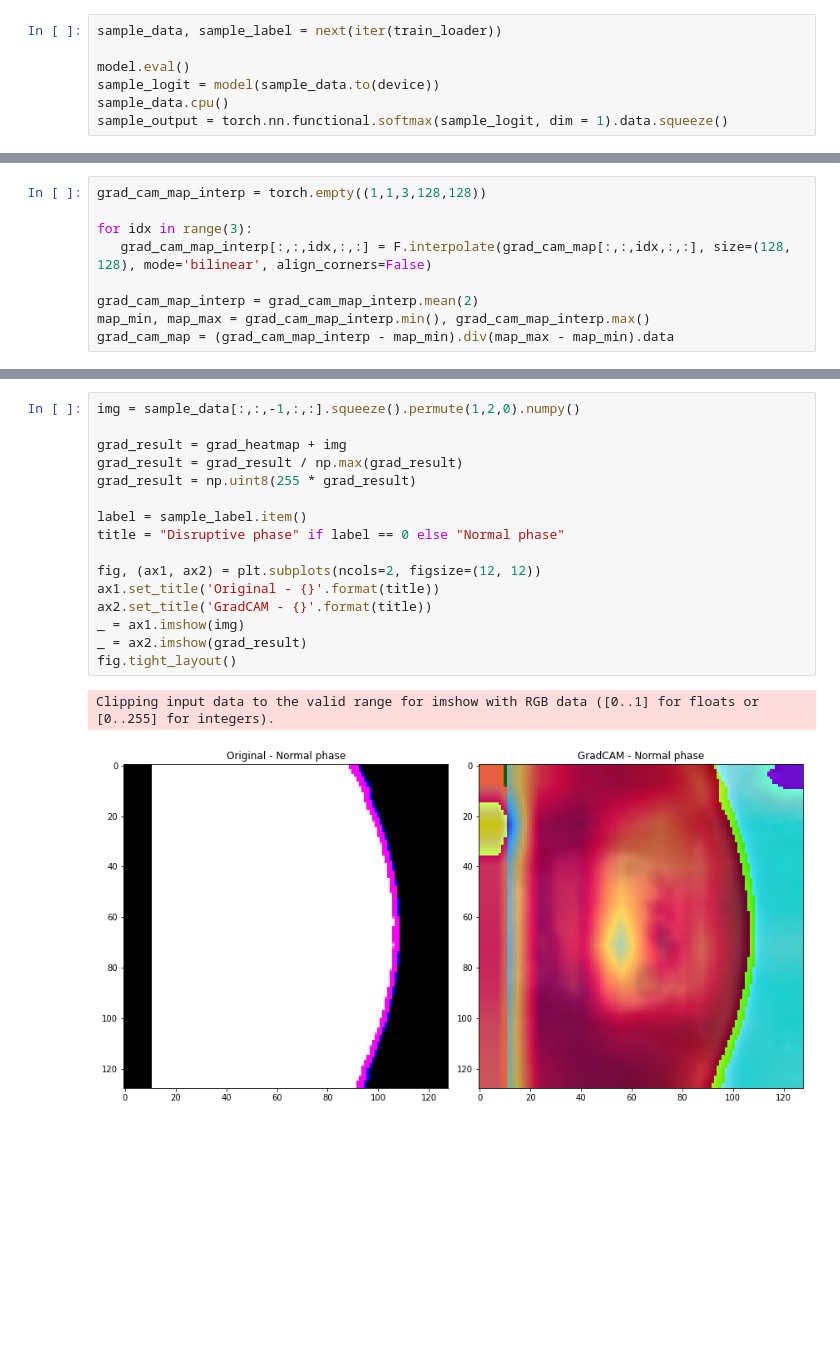
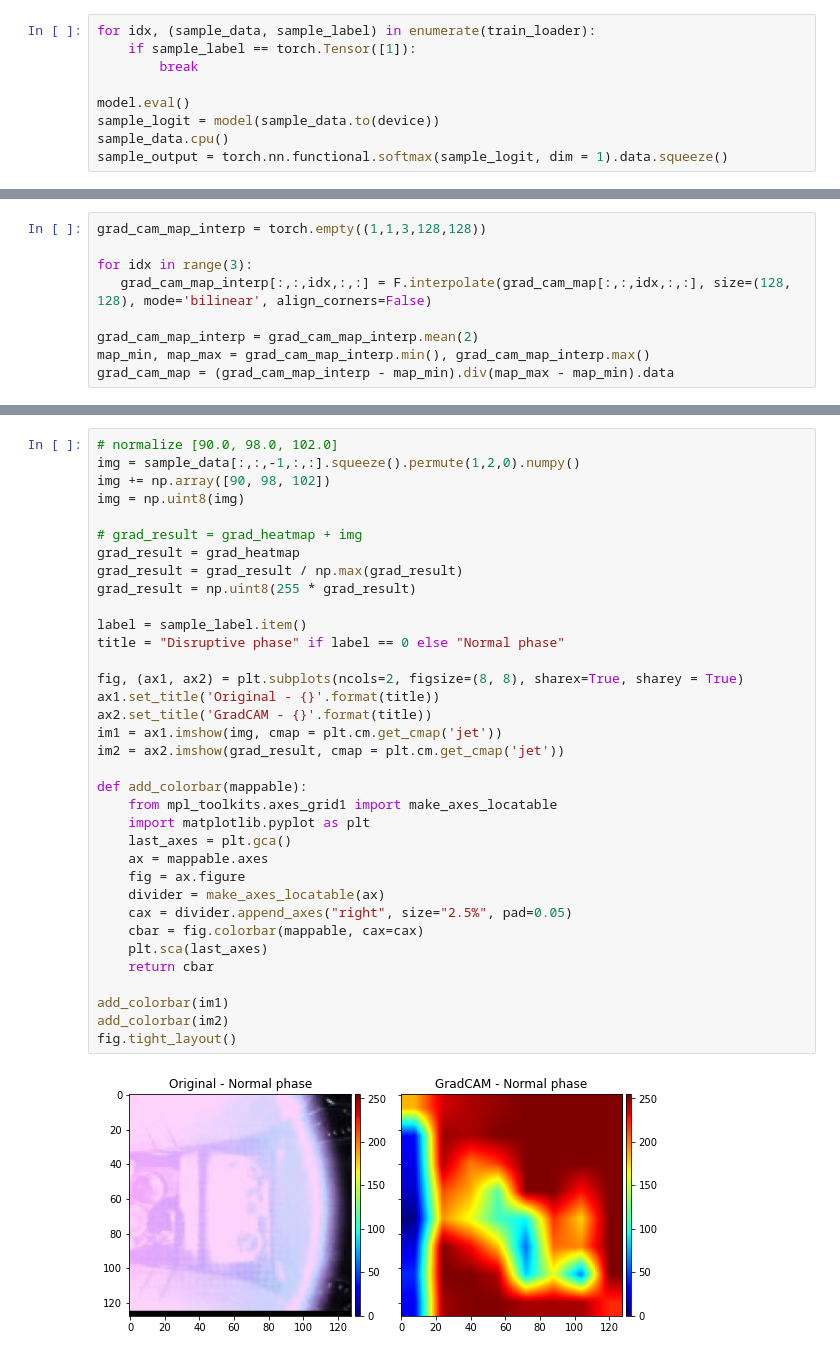
Before and after one commit to ZINZINBIN/Disruption-Prediciton-based-on-Multimodal-Deep-Learning, a Jupyter notebook: analysis_explainable_AI.ipynb, the cells around one changed output, grey strips where cells are left out. Saved outputs shown, nothing was run; the diff lists cells and outputs as text; blank space fills up the shorter version.

Commit message:
update GradCAM + move exp file to exp folder

```diff
--- a/analysis_explainable_AI.ipynb
+++ b/analysis_explainable_AI.ipynb
@@ -662,7 +662,9 @@ model._modules['res2plus1d'].get_submodule("conv5").register_backward_hook(backw
 # %%
 params = list(model.parameters())
 # %%
-sample_data, sample_label = next(iter(train_loader))
+for idx, (sample_data, sample_label) in enumerate(train_loader):
+    if sample_label == torch.Tensor([1]):
+        break
 
 model.eval()
 sample_logit = model(sample_data.to(device))
@@ -716,22 +718,40 @@ plt.imshow(grad_heatmap)
 # %%
+# normalize [90.0, 98.0, 102.0]
 img = sample_data[:,:,-1,:,:].squeeze().permute(1,2,0).numpy()
+img += np.array([90, 98, 102])
+img = np.uint8(img)
 
-grad_result = grad_heatmap + img
+# grad_result = grad_heatmap + img
+grad_result = grad_heatmap
 grad_result = grad_result / np.max(grad_result)
 grad_result = np.uint8(255 * grad_result)
 
 label = sample_label.item()
 title = "Disruptive phase" if label == 0 else "Normal phase"
 
-fig, (ax1, ax2) = plt.subplots(ncols=2, figsize=(12, 12))
+fig, (ax1, ax2) = plt.subplots(ncols=2, figsize=(8, 8), sharex=True, sharey = True)
 ax1.set_title('Original - {}'.format(title))
 ax2.set_title('GradCAM - {}'.format(title))
-_ = ax1.imshow(img)
-_ = ax2.imshow(grad_result)
+im1 = ax1.imshow(img, cmap = plt.cm.get_cmap('jet'))
+im2 = ax2.imshow(grad_result, cmap = plt.cm.get_cmap('jet'))
+
+def add_colorbar(mappable):
+    from mpl_toolkits.axes_grid1 import make_axes_locatable
+    import matplotlib.pyplot as plt
+    last_axes = plt.gca()
+    ax = mappable.axes
+    fig = ax.figure
+    divider = make_axes_locatable(ax)
+    cax = divider.append_axes("right", size="2.5%", pad=0.05)
+    cbar = fig.colorbar(mappable, cax=cax)
+    plt.sca(last_axes)
+    return cbar
+
+add_colorbar(im1)
+add_colorbar(im2)
 fig.tight_layout()
 # %% [output]
-Clipping input data to the valid range for imshow with RGB data ([0..1] for floats or [0..255] for integers).
-[figure, old version]
+[figure, new version]
 # %%
 # GradCAM : SlowFast
 import torch
```
Also changed, not shown: parts of 4 cells of this notebook, 14 other files.
